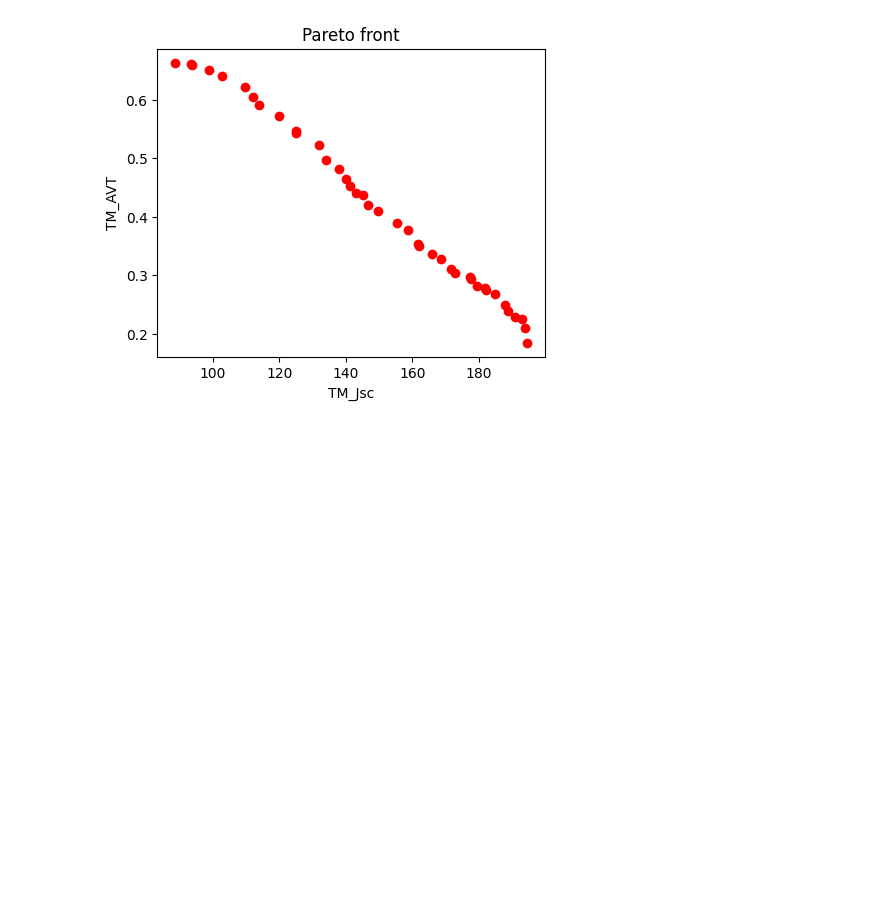
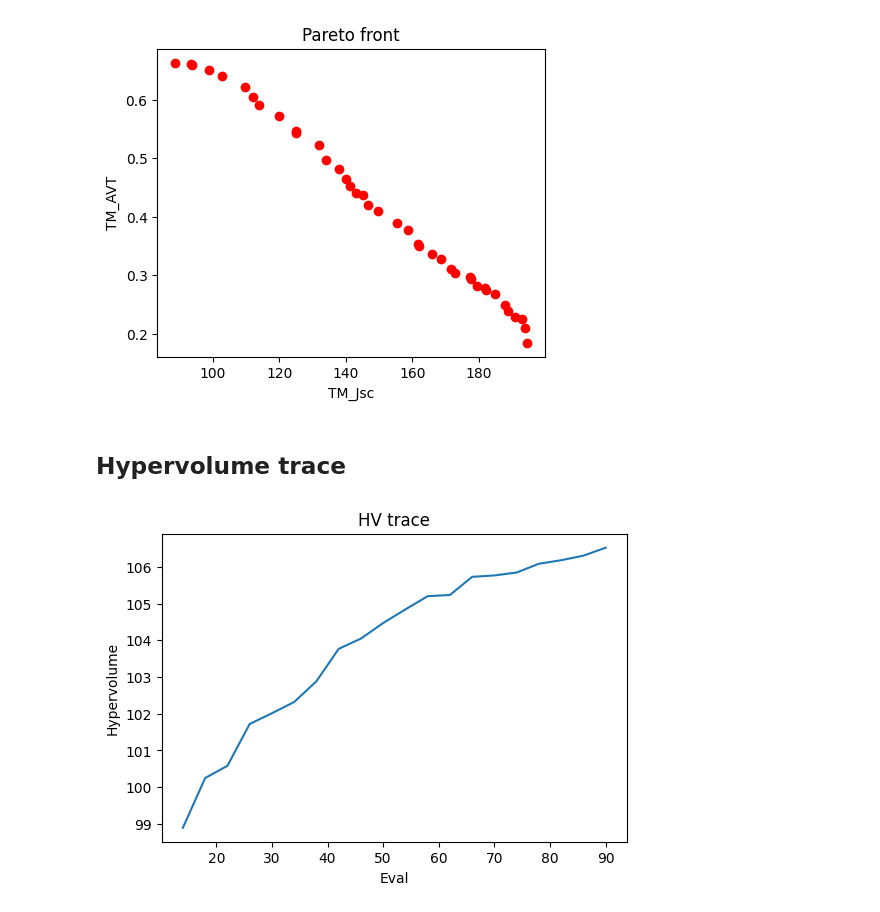
Before and after one commit to FilipFekete/optimPV-morbo, a Jupyter notebook: Notebooks/TransferMatrix_morbo.ipynb, the cells around one changed output. Drawn from its saved outputs; the diff is of its cells as text; code cells hidden in the pictures; blank space fills up the shorter version.

Commit message:
add hypervolume trace

```diff
--- a/Notebooks/TransferMatrix_morbo.ipynb
+++ b/Notebooks/TransferMatrix_morbo.ipynb
@@ -328,3 +328,18 @@ else:
     print('No Pareto points to plot.')
 # %% [output]
 [figure]
+# %% [markdown]
+## Hypervolume trace
+# %%
+hv_trace = result.get('hv', [])
+if hv_trace:
+    plt.figure(figsize=(6,4))
+    plt.plot(result.get('n_evals', range(len(hv_trace))), hv_trace)
+    plt.xlabel('Eval')
+    plt.ylabel('Hypervolume')
+    plt.title('HV trace')
+    plt.show()
+else:
+    print('HV trace not available (single objective or missing reference point).')
+# %% [output]
+[figure, added]
```
Also changed, not shown: parts of 1 cell of this notebook.
